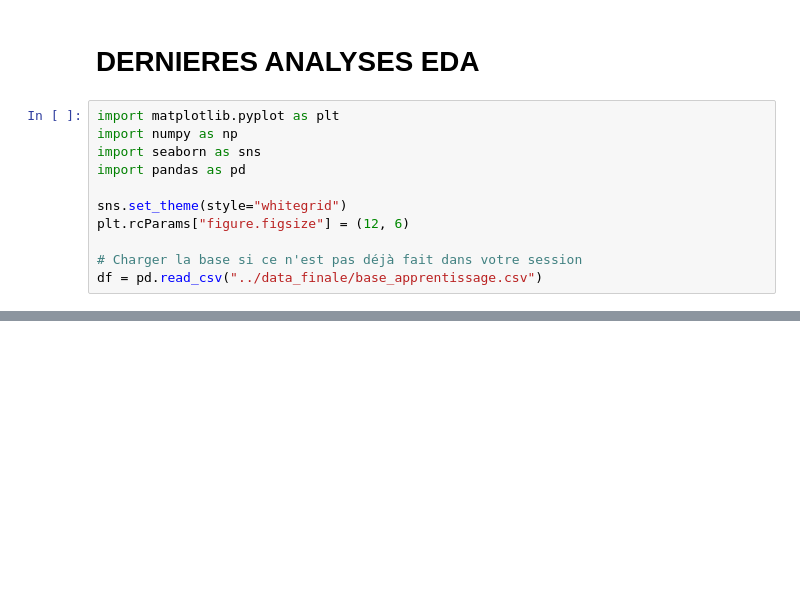
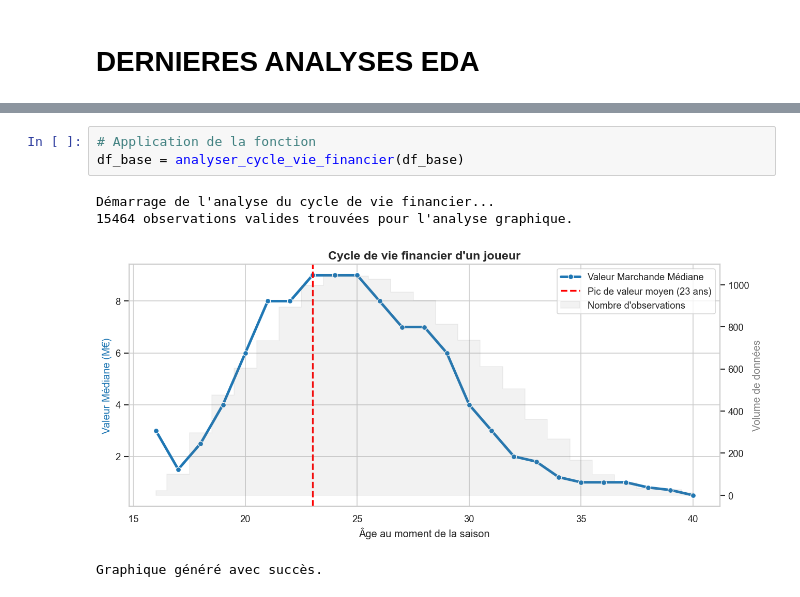
Before and after one commit to Quadratic-Labs/predict_vm_football, a Jupyter notebook: notebooks/05_exploration_approfondie.ipynb, the cells around one changed output, grey strips where cells are left out. Saved outputs shown, nothing was run; the diff lists cells and outputs as text; blank space fills up the shorter version.

```diff
--- a/notebooks/05_exploration_approfondie.ipynb
+++ b/notebooks/05_exploration_approfondie.ipynb
@@ -323,14 +236,3 @@ Graphique sauvegardé sous : ..\outputs\eda\evolution_temporelle.png
 | 2025 | 9.0 | 16.601479 | 1285 |
 # %% [markdown]
 # DERNIERES ANALYSES EDA
-# %%
-import matplotlib.pyplot as plt
-import numpy as np
-import seaborn as sns
-import pandas as pd
-
-sns.set_theme(style="whitegrid")
-plt.rcParams["figure.figsize"] = (12, 6)
-
-# Charger la base si ce n'est pas déjà fait dans votre session
-df = pd.read_csv("../data_finale/base_apprentissage.csv")
@@ -521,0 +239,8 @@ plt.show()
+# %%
+# Application de la fonction
+df_base = analyser_cycle_vie_financier(df_base)
+# %% [output]
+Démarrage de l'analyse du cycle de vie financier...
+15464 observations valides trouvées pour l'analyse graphique.
+[figure, added]
+Graphique généré avec succès.
```
Also changed, not shown: parts of 20 cells of this notebook, 1 other file.
